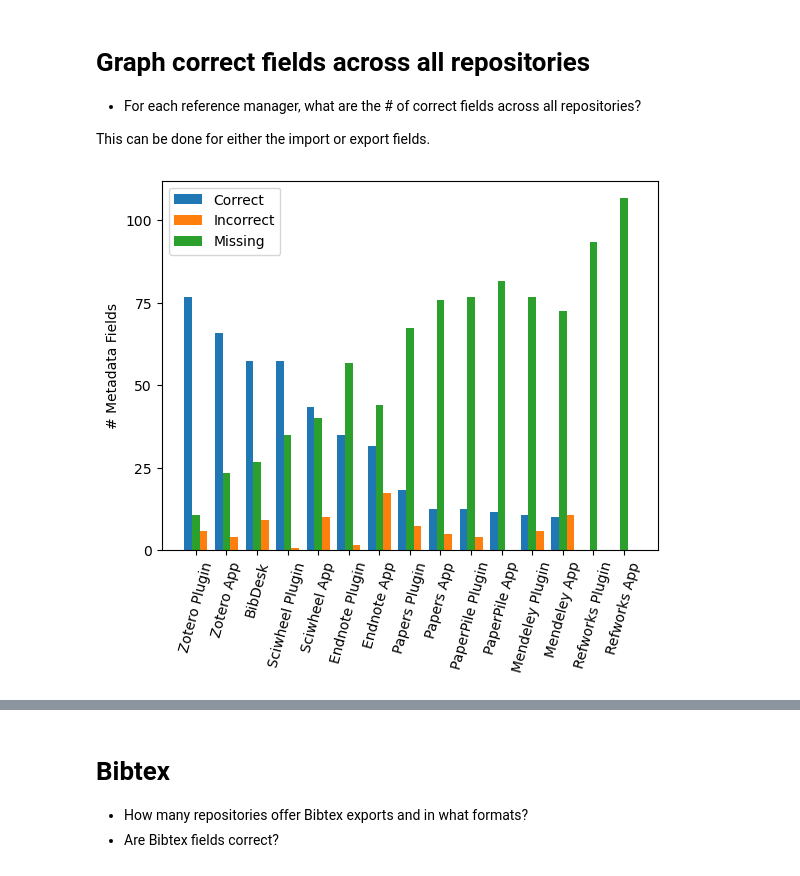
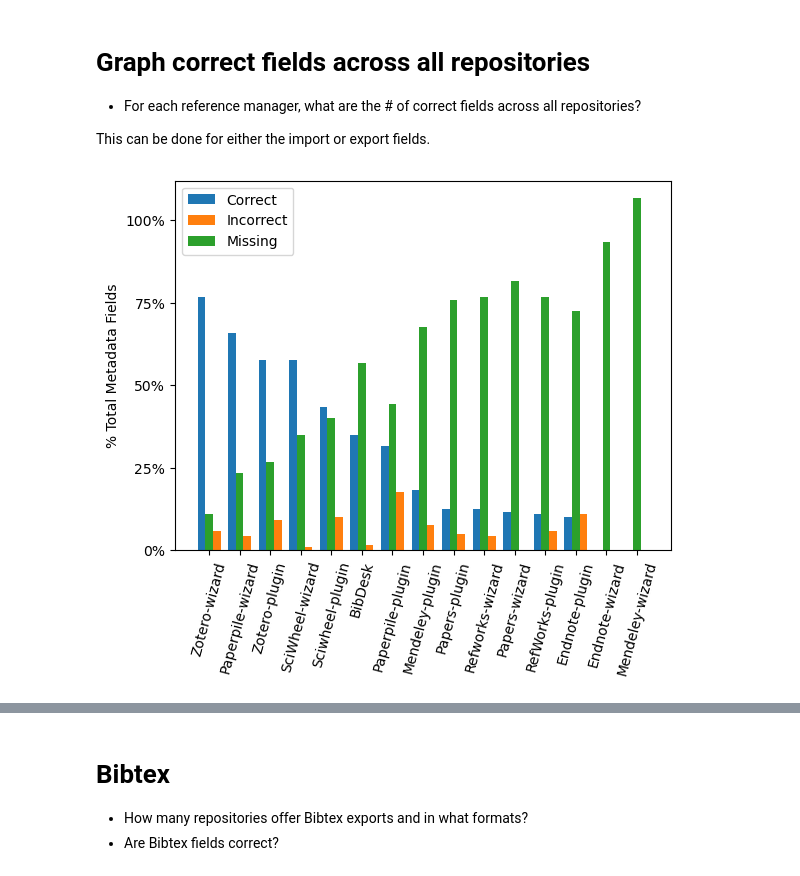
Before and after one commit to kvrouwenvelder/reference-manager-analysis, a Jupyter notebook: reference-manager-citations-ESIP.ipynb, the cells around one changed output, grey strips where cells are left out. Drawn from its saved outputs; the diff is of its cells as text; code cells hidden in the pictures.

Commit message:
fixed error in graph of correct fields per ref manager (# of total correct fields and issue with labeling x-axis )

```diff
--- a/reference-manager-citations-ESIP.ipynb
+++ b/reference-manager-citations-ESIP.ipynb
@@ -168,37 +168,40 @@ list_of_indices = reference_manager_filenames[2:7]+reference_manager_filenames[8
 
 
 repo_import_sums = sum_across_repos(list_of_dfs, im_cols, 'im')
 
 repo_import_sums_df = pd.DataFrame(data = repo_import_sums, index = list_of_indices, columns = ['sum_incorrect', 'sum_missing', 'sum_correct'])
 repo_import_sums_df_sort = repo_import_sums_df.sort_values(by=['sum_correct'],ascending = False)
 
 
+
 # Make graph
 
 fig, ax = plt.subplots()
 x = np.arange(len(list_of_dfs)) # of reference managers
 y = len(list_of_dfs)*8 # Max value possible for repo_export_sums for each ref manager
 
-labels = ['Zotero Plugin', 'Zotero App', 'BibDesk', 'Sciwheel Plugin','Sciwheel App', 'Endnote Plugin',
-         'Endnote App', 'Papers Plugin', 'Papers App','PaperPile Plugin', 'PaperPile App','Mendeley Plugin',
-         'Mendeley App', 'Refworks Plugin','Refworks App']
+#xlabels = ['Zotero Plugin', 'Zotero App', 'BibDesk', 'Sciwheel Plugin','Sciwheel App', 'Endnote Plugin',
+         #'Endnote App', 'Papers Plugin', 'Papers App','PaperPile Plugin', 'PaperPile App','Mendeley Plugin',
+         #'Mendeley App', 'Refworks Plugin','Refworks App']
+
+ylabels = ['0%','25%','50%','75%','100%']
 
 offset = 0.25
 width = 0.25
 
 # to get percentages: df[sum_column]/y*100
 
 # Graph all
 ax.bar(x - offset, (repo_import_sums_df_sort['sum_correct']/y*100), width = width, label = 'Correct')
 ax.bar(x + offset, (repo_import_sums_df_sort['sum_incorrect']/y*100), width = width, label = 'Incorrect')
 ax.bar(x, (repo_import_sums_df_sort['sum_missing']/y*100), width = width, label = 'Missing')
 
 # set labels and ticks and axes
-ax.set_xticks(x,labels, rotation = 75) # Either use repo_import_sums_df_sort.index for labels or new string, 'labels'
-ax.set_yticks([0,25,50,75,100]) # Either [0,y/4,y/2,3*y/4,y] for raw # metadata fields or [0, 25, 50, 100] for %
-ax.set_ylabel('Percent Total Metadata Fields')
+ax.set_xticks(x,repo_import_sums_df_sort.index, rotation = 75) # Either use repo_import_sums_df_sort.index for labels or new string, 'labels'
+ax.set_yticks([0,25,50,75,100],ylabels) # Either [0,y/4,y/2,3*y/4,y] for raw # metadata fields or [0, 25, 50, 100] for %
+ax.set_ylabel('% Total Metadata Fields')
 ax.legend()
 
 plt.show()
 # %% [output]
-[figure, old version]
+[figure, new version]
```
Also changed, not shown: parts of 7 cells of this notebook.
